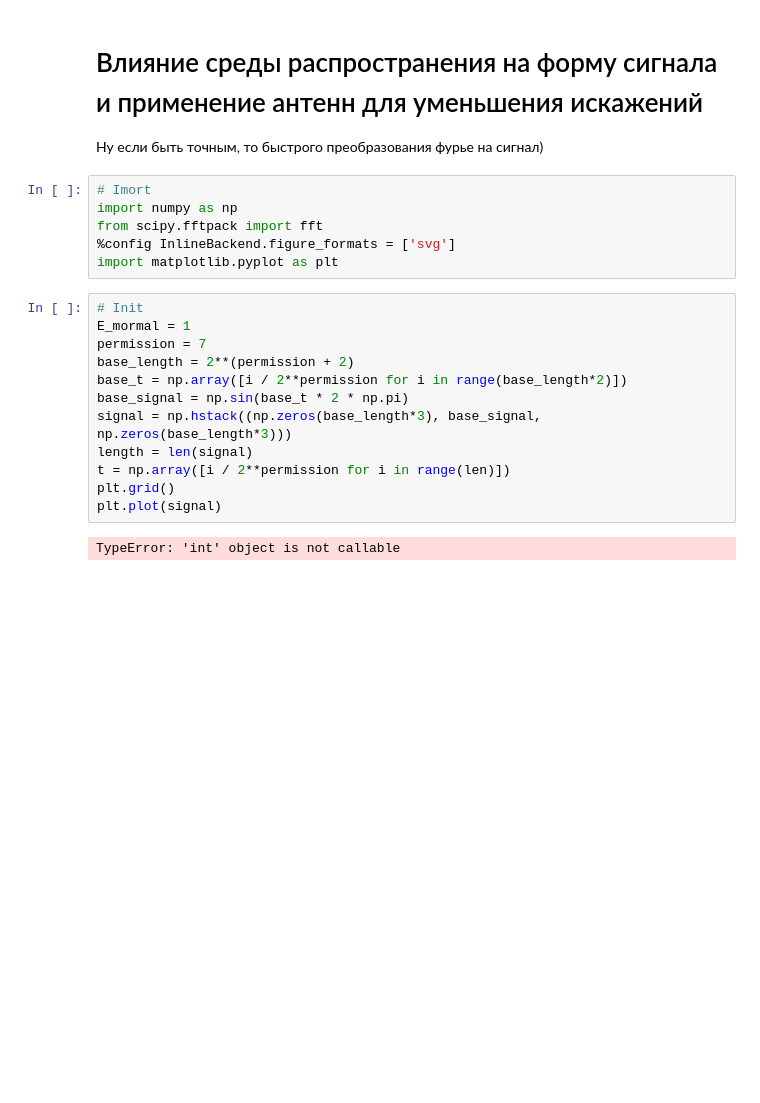
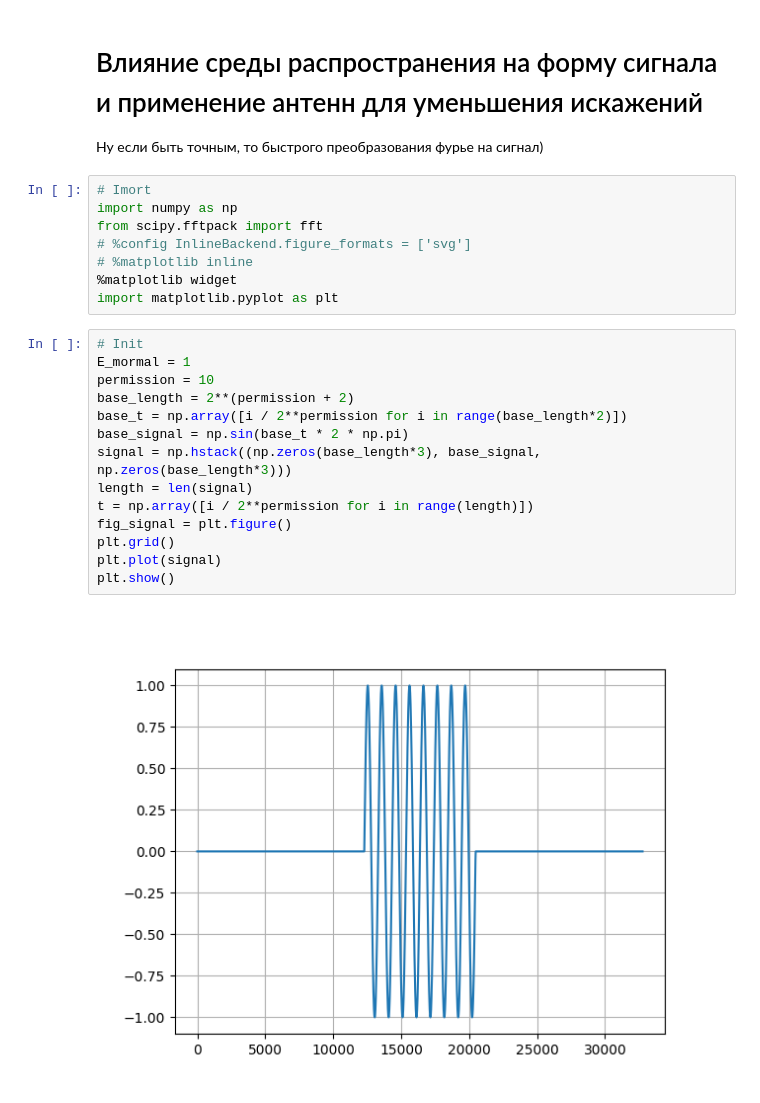
Before and after one commit to Nikita-Presnov/OnlinePrackMSU, a Jupyter notebook: 10-dist-10-environmental-influence.ipynb, the cells around one changed output. Cells and saved outputs as stored; diff of their text form; blank space fills up the shorter version.

Commit message:
Need to add h(w), matplotlib inteactive

```diff
--- a/10-dist-10-environmental-influence.ipynb
+++ b/10-dist-10-environmental-influence.ipynb
@@ -6,22 +6,26 @@
 # Imort
 import numpy as np
 from scipy.fftpack import fft
-%config InlineBackend.figure_formats = ['svg']
+# %config InlineBackend.figure_formats = ['svg']
+# %matplotlib inline
+%matplotlib widget
 import matplotlib.pyplot as plt
 # %%
 # Init
 E_mormal = 1
-permission = 7
+permission = 10
 base_length = 2**(permission + 2)
 base_t = np.array([i / 2**permission for i in range(base_length*2)])
 base_signal = np.sin(base_t * 2 * np.pi)
 signal = np.hstack((np.zeros(base_length*3), base_signal, np.zeros(base_length*3)))
 length = len(signal)
-t = np.array([i / 2**permission for i in range(len)])
+t = np.array([i / 2**permission for i in range(length)])
+fig_signal = plt.figure()
 plt.grid()
 plt.plot(signal)
+plt.show()
 # %% [output]
-TypeError: 'int' object is not callable
+[figure, added]
 # %%
 FFT_signal = np.fft.fft(signal)
 print(FFT_signal.shape)
```
Also changed, not shown: parts of 2 cells of this notebook, 1 other file.
